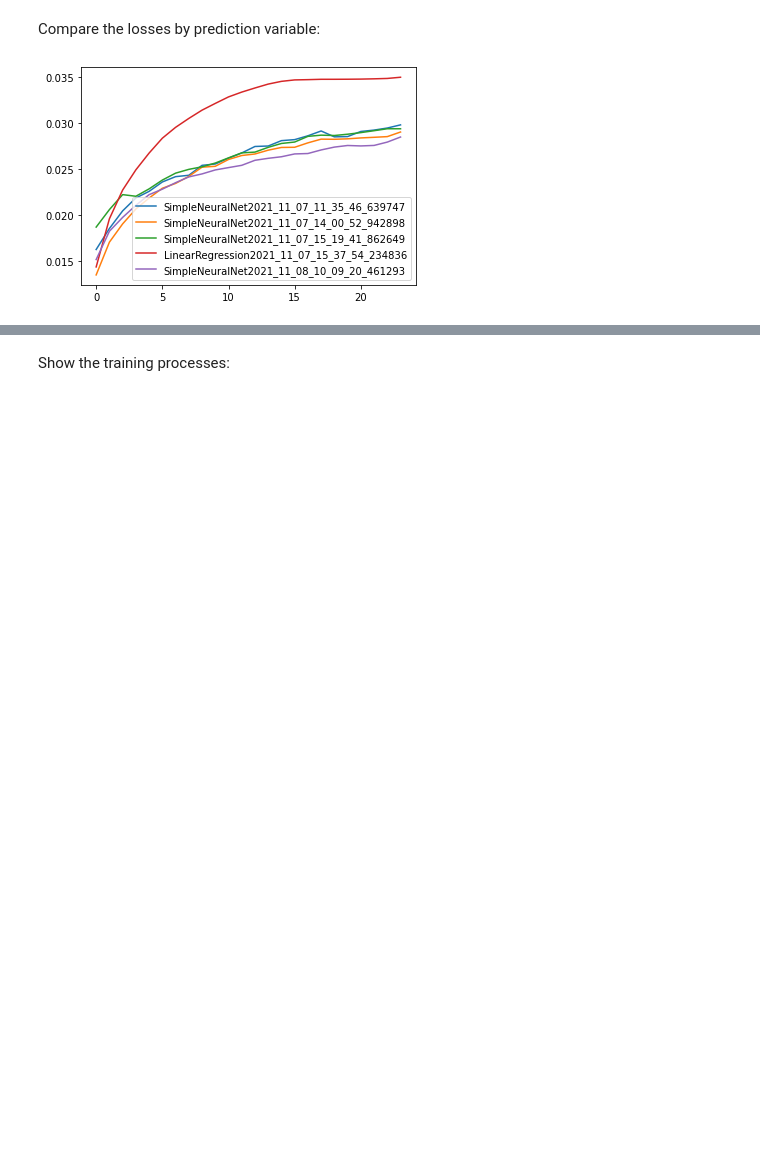
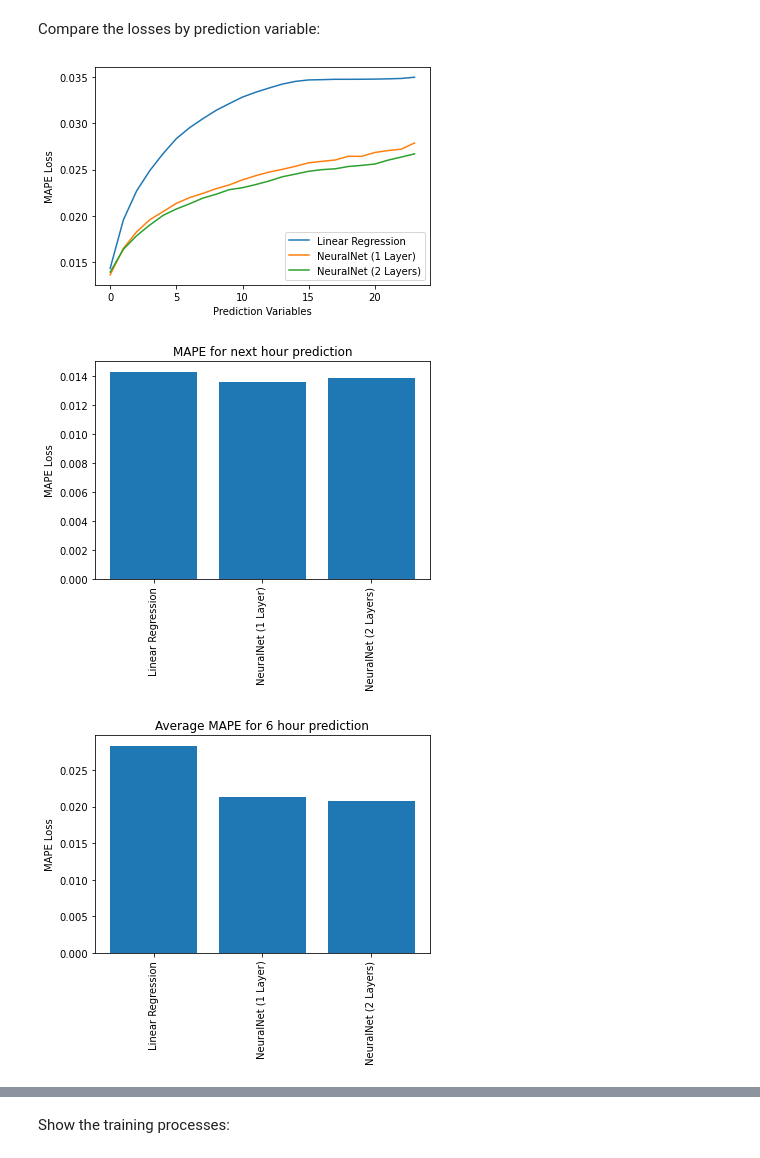
Before and after one commit to KIT-IAI/Transformer-Networks-for-Electrical-Load-Time-Series-Forecasting, a Jupyter notebook: notebooks/model_comparison.ipynb, the cells around one changed output, grey strips where cells are left out. Saved outputs shown, nothing was run; the diff lists cells and outputs as text; code cells hidden in the pictures; blank space fills up the shorter version.

```diff
--- a/notebooks/model_comparison.ipynb
+++ b/notebooks/model_comparison.ipynb
@@ -37,15 +49,41 @@ plt.show()
 # %% [markdown]
 Compare the losses by prediction variable:
-# %%
-fig = plt.figure()
-for experiment in experiments:
-    mape_losses_by_predicted_variable = []
-    for variable in experiment['evaluation']['mape_losses_by_prediction_variable']:
-        mape_loss = experiment['evaluation']['mape_losses_by_prediction_variable'][variable]
-        mape_losses_by_predicted_variable.append(mape_loss)
-    plt.plot(mape_losses_by_predicted_variable, label=experiment['experimentName'])
-
-plt.legend(loc='lower right')
-plt.show()
-# %% [output]
-[figure, removed]
+# %%
+# Compare over all variables
+fig = plt.figure()
+next_hour_mape_losses = []
+mape_losses_6_hours = []
+mape_losses_12_hours = []
+mape_losses_18_hours = []
+mape_losses_24_hours = []
+for index, experiment in enumerate(experiments):
+    mape_losses_by_predicted_variable = []
+    for variable in experiment['evaluation']['mape_losses_by_prediction_variable']:
+        mape_loss = experiment['evaluation']['mape_losses_by_prediction_variable'][variable]
+        mape_losses_by_predicted_variable.append(mape_loss)
+        if variable == '0':
+            next_hour_mape_losses.append(mape_loss)
+        elif variable == '5':
+            mape_losses_6_hours.append(mape_loss)
+        elif variable == '11':
+            mape_losses_12_hours.append(mape_loss)
+        elif variable == '17':
+            mape_losses_18_hours.append(mape_loss)
+        elif variable == '23':
+            mape_losses_24_hours.append(mape_loss)
+    plt.plot(mape_losses_by_predicted_variable, label=labels[index])
+plt.xlabel('Prediction Variables')
+plt.ylabel('MAPE Loss')
+plt.legend(loc='lower right')
+plt.show()
+
+# Compare over single variables
+create_loss_comparison_diagram(next_hour_mape_losses, 'MAPE for next hour prediction', labels, 'MAPE Loss')
+create_loss_comparison_diagram(mape_losses_6_hours, 'Average MAPE for 6 hour prediction', labels, 'MAPE Loss')
+create_loss_comparison_diagram(mape_losses_12_hours, 'Average MAPE for 12 hour prediction', labels, 'MAPE Loss')
+create_loss_comparison_diagram(mape_losses_18_hours, 'Average MAPE for 18 hour prediction', labels, 'MAPE Loss')
+create_loss_comparison_diagram(mape_losses_24_hours, 'Average MAPE for 24 hour prediction', labels, 'MAPE Loss')
+# %% [output]
+[figure, added]
+[figure, added]
+[figure, added]
```
Also changed, not shown: parts of 6 cells of this notebook, 3 other files.
